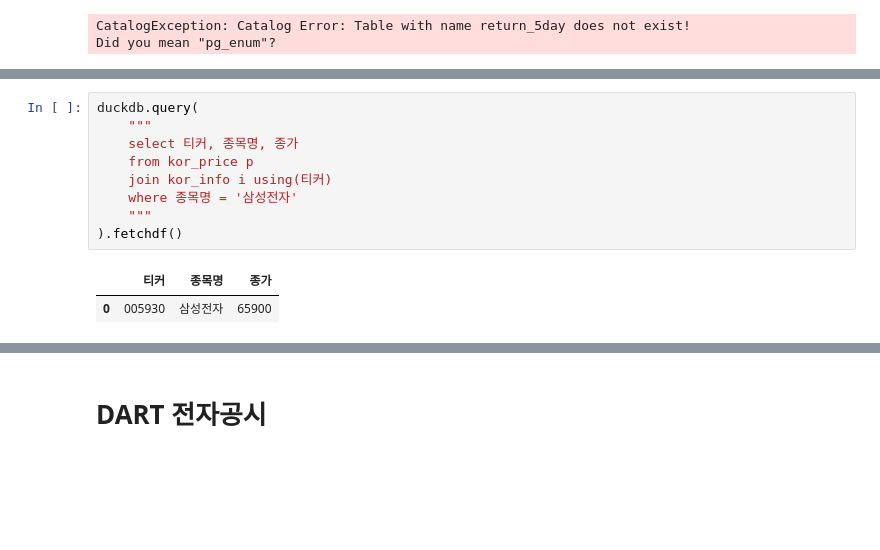
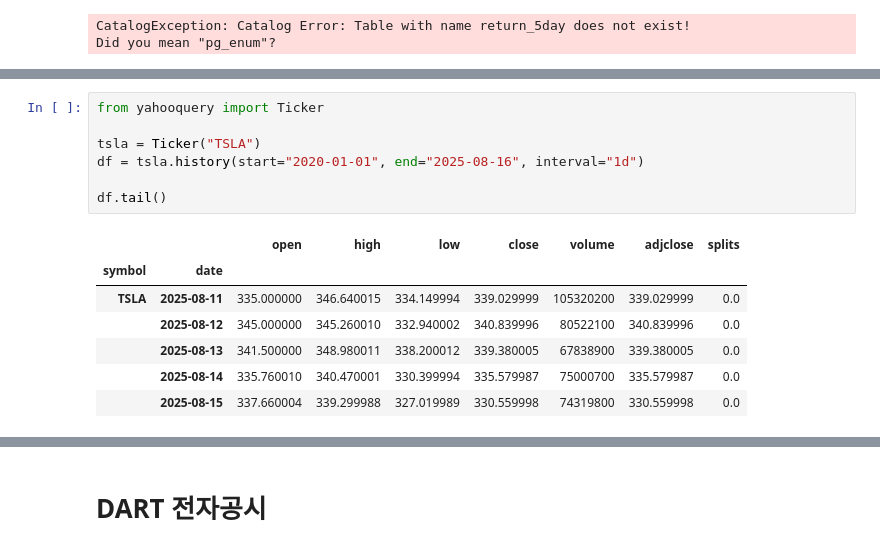
Before and after one commit to TrulySangwonDays/Side_project, a Jupyter notebook: ThemeStock_advanced/종목조회_KRX.ipynb, the cells around one changed output, grey strips where cells are left out. Cells and saved outputs as stored; diff of their text form; blank space fills up the shorter version.

```diff
--- a/ThemeStock_advanced/종목조회_KRX.ipynb
+++ b/ThemeStock_advanced/종목조회_KRX.ipynb
@@ -779,12 +754,15 @@ df
-# %%
-duckdb.query(
-    """
-    select 티커, 종목명, 종가
-    from kor_price p
-    join kor_info i using(티커)
-    where 종목명 = '삼성전자'
-    """
-).fetchdf()
-# %% [output]
-|  | 티커 | 종목명 | 종가 |
-| 0 | 005930 | 삼성전자 | 65900 |
+# %%
+from yahooquery import Ticker
+
+tsla = Ticker("TSLA")
+df = tsla.history(start="2020-01-01", end="2025-08-16", interval="1d")
+
+df.tail()
+# %% [output]
+|  |  | open | high | low | close | volume | adjclose | splits |
+| symbol | date |  |  |  |  |  |  |  |
+| TSLA | 2025-08-11 | 335.000000 | 346.640015 | 334.149994 | 339.029999 | 105320200 | 339.029999 | 0.0 |
+|  | 2025-08-12 | 345.000000 | 345.260010 | 332.940002 | 340.839996 | 80522100 | 340.839996 | 0.0 |
+|  | 2025-08-13 | 341.500000 | 348.980011 | 338.200012 | 339.380005 | 67838900 | 339.380005 | 0.0 |
+|  | 2025-08-14 | 335.760010 | 340.470001 | 330.399994 | 335.579987 | 75000700 | 335.579987 | 0.0 |
+|  | 2025-08-15 | 337.660004 | 339.299988 | 327.019989 | 330.559998 | 74319800 | 330.559998 | 0.0 |
```
Also changed, not shown: parts of 7 cells of this notebook, 1 other file.
